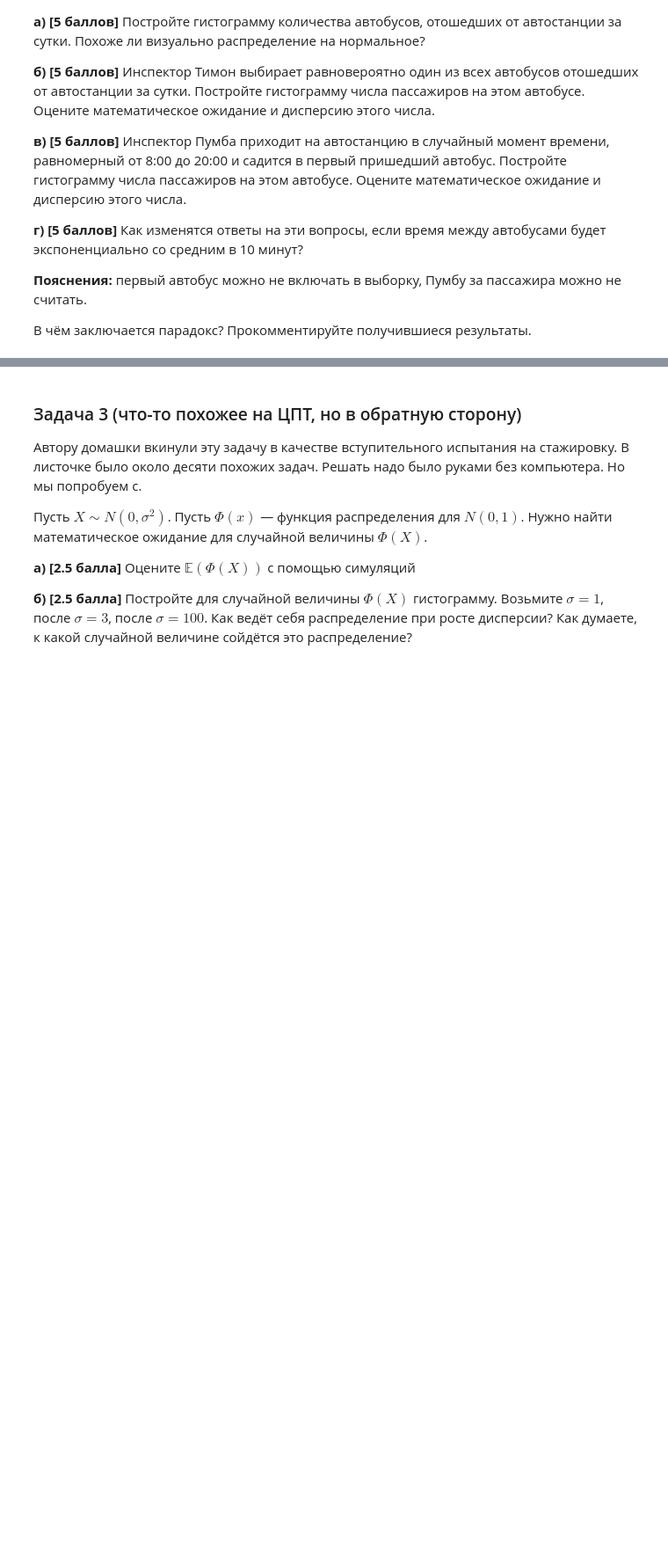
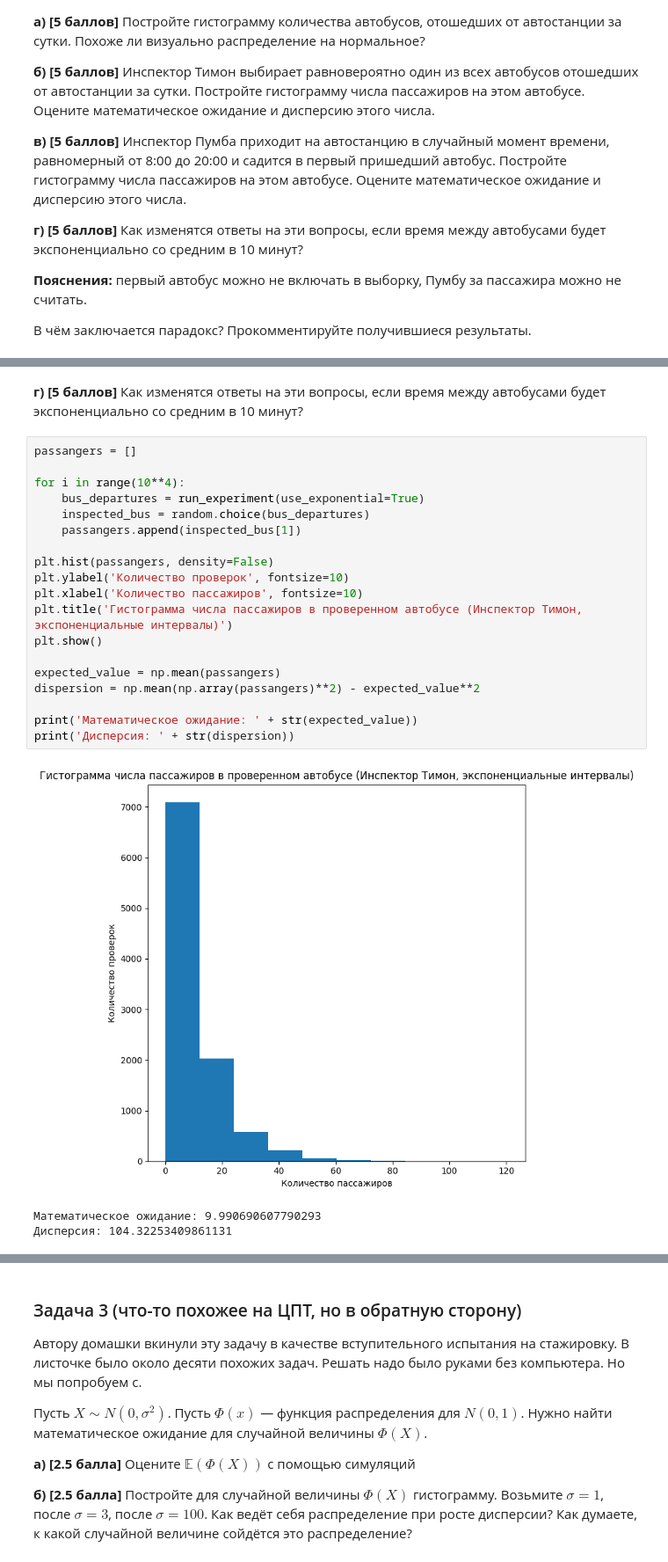
Before and after one commit to olegoid/yet_another_matstat_course, a Jupyter notebook: hw_matstat/hw-01- 007-OLEG-DEMCHENKO.ipynb, the cells around one changed output, grey strips where cells are left out. Shown at 88% size. Saved outputs shown, nothing was run; the diff lists cells and outputs as text; blank space fills up the shorter version.

```diff
--- a/hw_matstat/hw-01- 007-OLEG-DEMCHENKO.ipynb
+++ b/hw_matstat/hw-01- 007-OLEG-DEMCHENKO.ipynb
@@ -346,0 +468,25 @@ __Пояснения:__ первый автобус можно не включа
+# %% [markdown]
+__г) [5 баллов]__ Как изменятся ответы на эти вопросы, если время между автобусами будет экспоненциально со средним в 10 минут?
+# %%
+passangers = []
+
+for i in range(10**4):
+    bus_departures = run_experiment(use_exponential=True)
+    inspected_bus = random.choice(bus_departures)
+    passangers.append(inspected_bus[1])
+
+plt.hist(passangers, density=False)
+plt.ylabel('Количество проверок', fontsize=10)
+plt.xlabel('Количество пассажиров', fontsize=10)
+plt.title('Гистограмма числа пассажиров в проверенном автобусе (Инспектор Тимон, экспоненциальные интервалы)')
+plt.show()
+
+expected_value = np.mean(passangers)
+dispersion = np.mean(np.array(passangers)**2) - expected_value**2
+
+print('Математическое ожидание: ' + str(expected_value))
+print('Дисперсия: ' + str(dispersion))
+# %% [output]
+[figure, added]
+Математическое ожидание: 9.990690607790293
+Дисперсия: 104.32253409861131
```
Also changed, not shown: parts of 19 cells of this notebook.
